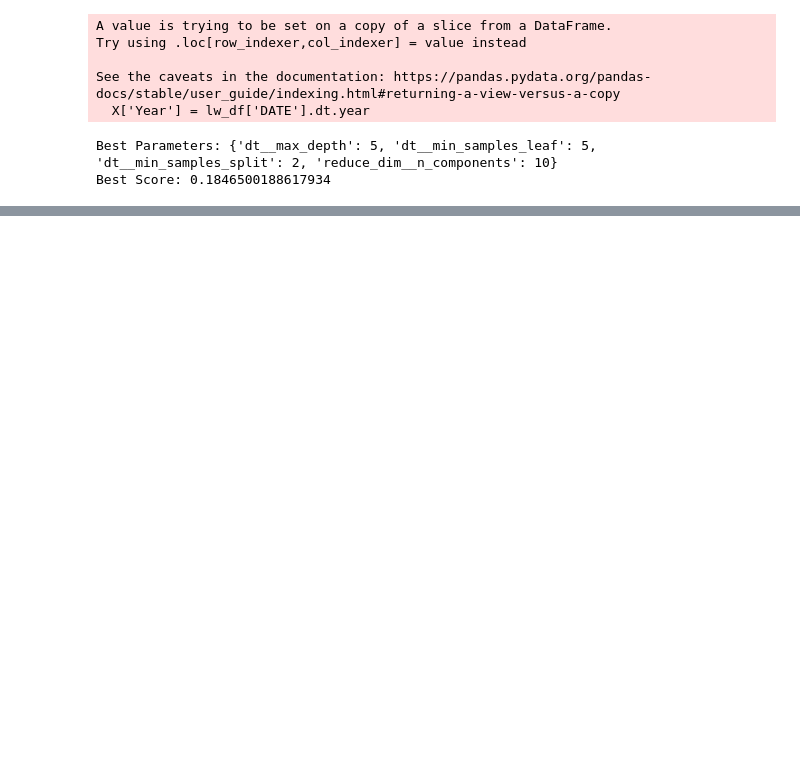
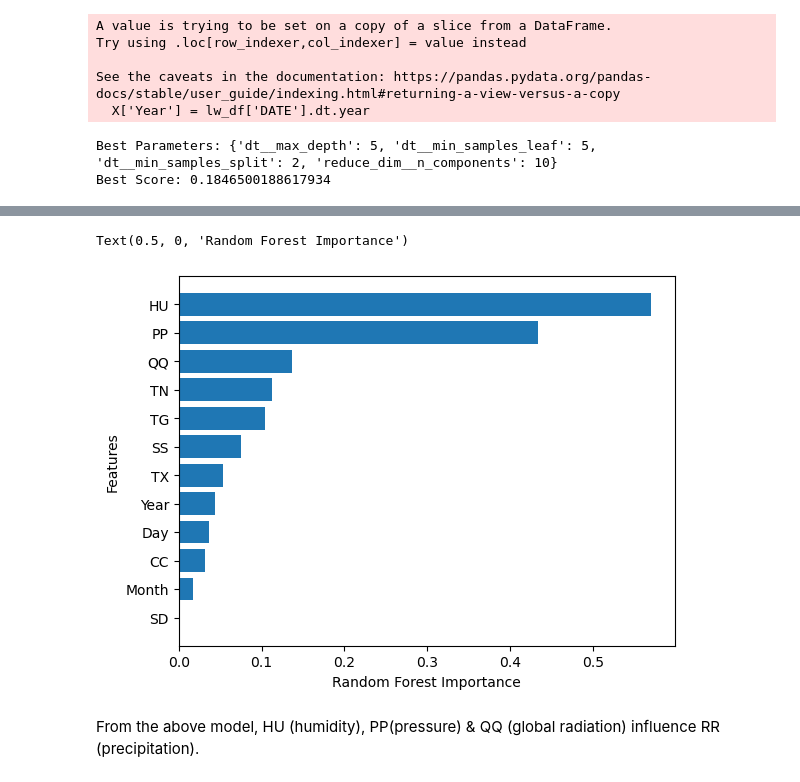
Before and after one commit to Matom23/London_Weather_EDA, a Jupyter notebook: Precipitation in London.ipynb, the cells around one changed output, grey strips where cells are left out. Saved outputs shown, nothing was run; the diff lists cells and outputs as text; code cells hidden in the pictures; blank space fills up the shorter version.

```diff
--- a/Precipitation in London.ipynb
+++ b/Precipitation in London.ipynb
@@ -1443,0 +1515,13 @@ Next, I hope to try and utilize deep learning models to help me answer my questi
+# %%
+perm_eval = permutation_importance(rf_model, X_train, y_train)
+# %%
+perm_val = perm_eval.importances_mean
+# %%
+plt.barh(X_train.columns[perm_val.argsort()], perm_val[perm_val.argsort()])
+plt.ylabel("Features")
+plt.xlabel("Random Forest Importance")
+# %% [output]
+Text(0.5, 0, 'Random Forest Importance')
+[figure, added]
+# %% [markdown]
+From the above model, HU (humidity), PP(pressure) & QQ (global radiation) influence RR (precipitation).
```
Also changed, not shown: parts of 84 cells of this notebook.
